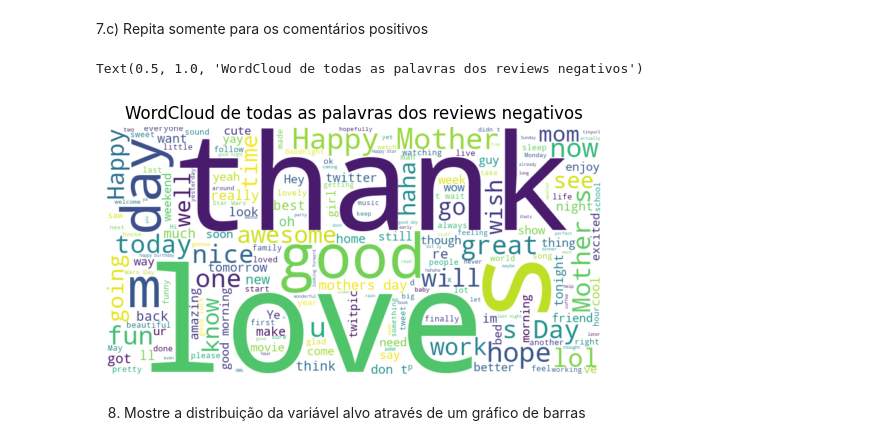
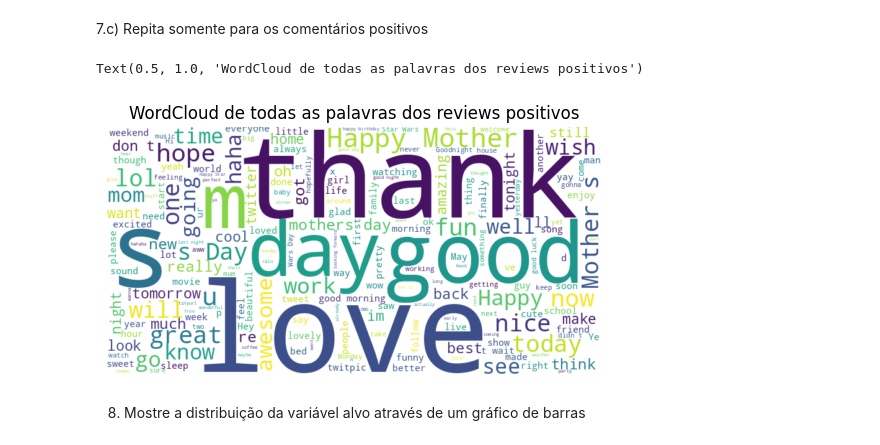
Before and after one commit to c-mmonteiro/t2-aprendizado, a Jupyter notebook: Trabalho2.ipynb, the cells around one changed output. Drawn from its saved outputs; the diff is of its cells as text; code cells hidden in the pictures.

```diff
--- a/Trabalho2.ipynb
+++ b/Trabalho2.ipynb
@@ -162,13 +166,13 @@ Text(0.5, 1.0, 'WordCloud de todas as palavras dos reviews neutros')
 # %%
 texto_todos = ' '.join(dados[dados['sentiment'] == 'positive']['text_str'])
 
 wordcloud = WordCloud(width=800, height=400, background_color='white').generate(texto_todos)
 plt.imshow(wordcloud, interpolation='bilinear')
 plt.axis('off')
-plt.title('WordCloud de todas as palavras dos reviews negativos')
+plt.title('WordCloud de todas as palavras dos reviews positivos')
 # %% [output]
-Text(0.5, 1.0, 'WordCloud de todas as palavras dos reviews negativos')
+Text(0.5, 1.0, 'WordCloud de todas as palavras dos reviews positivos')
-[figure, old version]
+[figure, new version]
 # %% [markdown]
 8. Mostre a distribuição da variável alvo através de um gráfico de barras
 # %%
```
Also changed, not shown: parts of 14 cells of this notebook.
